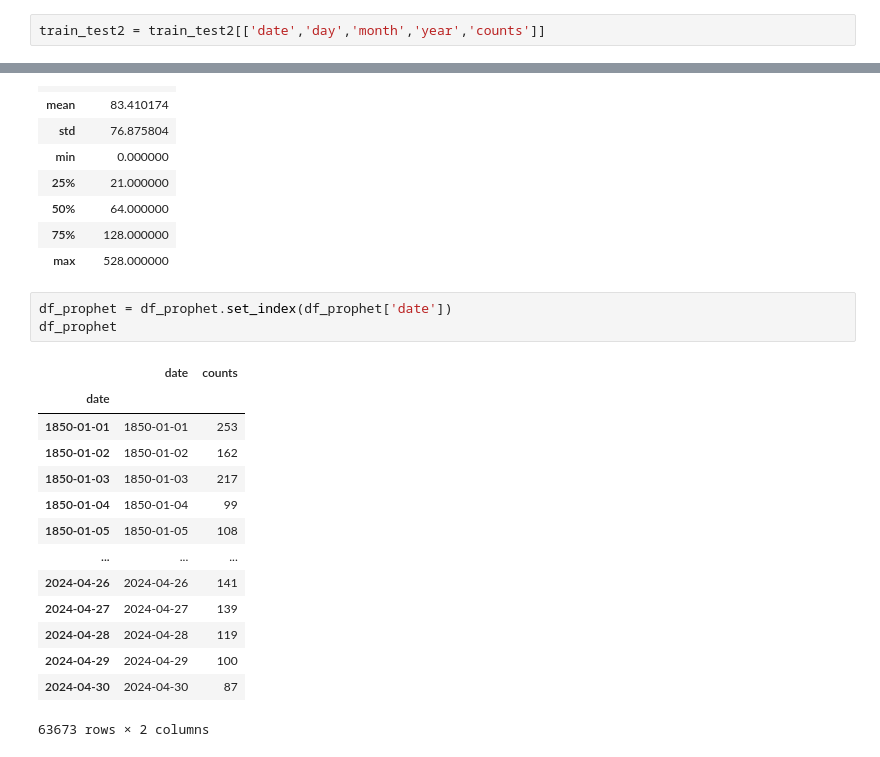
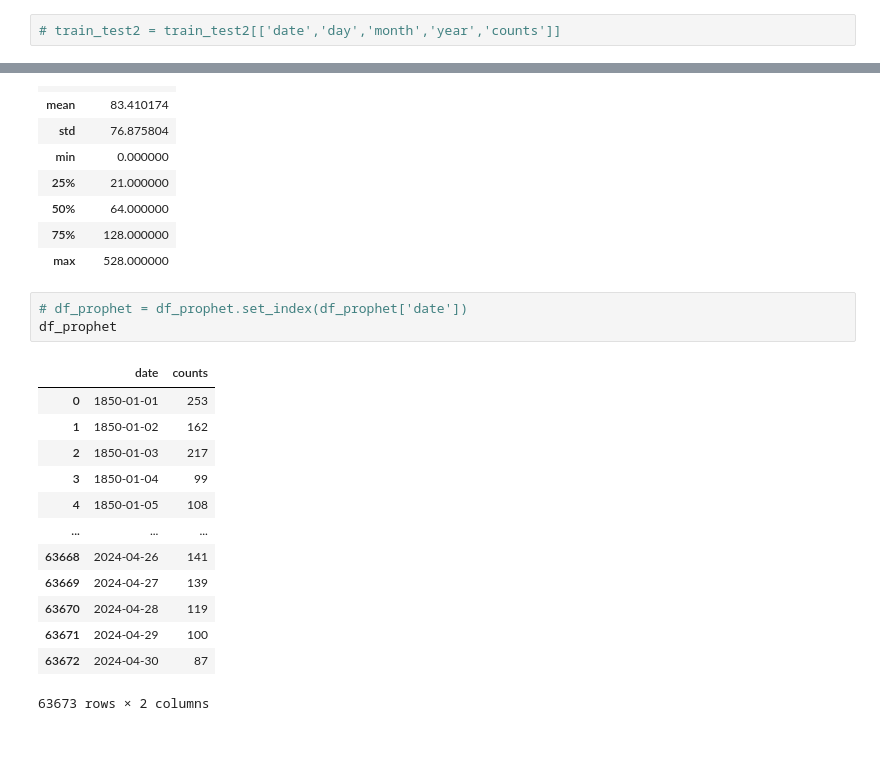
Before and after one commit to dharmateja-masetty/ConvolutionalTimeTravellers, a Jupyter notebook: notebooks/convetional/train_test_2.ipynb, the cells around one changed output, grey strips where cells are left out. Saved outputs shown, nothing was run; the diff lists cells and outputs as text.

```diff
--- a/notebooks/convetional/train_test_2.ipynb
+++ b/notebooks/convetional/train_test_2.ipynb
@@ -38,4 +38,4 @@ train_test2
 | 63672 | 2024-04-30 | 2024 | 4 | 30 | 2024.329 | 87 | 17.3 | 26 | * |
 63673 rows × 9 columns
 # %%
-train_test2 = train_test2[['date','day','month','year','counts']]
+# train_test2 = train_test2[['date','day','month','year','counts']]
@@ -101,21 +67,20 @@ df_prophet.describe()
 | 75% | 128.000000 |
 | max | 528.000000 |
 # %%
-df_prophet = df_prophet.set_index(df_prophet['date'])
+# df_prophet = df_prophet.set_index(df_prophet['date'])
 df_prophet
 # %% [output]
 |  | date | counts |
-| date |  |  |
-| 1850-01-01 | 1850-01-01 | 253 |
-| 1850-01-02 | 1850-01-02 | 162 |
-| 1850-01-03 | 1850-01-03 | 217 |
-| 1850-01-04 | 1850-01-04 | 99 |
-| 1850-01-05 | 1850-01-05 | 108 |
+| 0 | 1850-01-01 | 253 |
+| 1 | 1850-01-02 | 162 |
+| 2 | 1850-01-03 | 217 |
+| 3 | 1850-01-04 | 99 |
+| 4 | 1850-01-05 | 108 |
 | ... | ... | ... |
-| 2024-04-26 | 2024-04-26 | 141 |
-| 2024-04-27 | 2024-04-27 | 139 |
-| 2024-04-28 | 2024-04-28 | 119 |
-| 2024-04-29 | 2024-04-29 | 100 |
-| 2024-04-30 | 2024-04-30 | 87 |
+| 63668 | 2024-04-26 | 141 |
+| 63669 | 2024-04-27 | 139 |
+| 63670 | 2024-04-28 | 119 |
+| 63671 | 2024-04-29 | 100 |
+| 63672 | 2024-04-30 | 87 |
 63673 rows × 2 columns
 # %%
```
Also changed, not shown: parts of 13 cells of this notebook, 3 other files.
